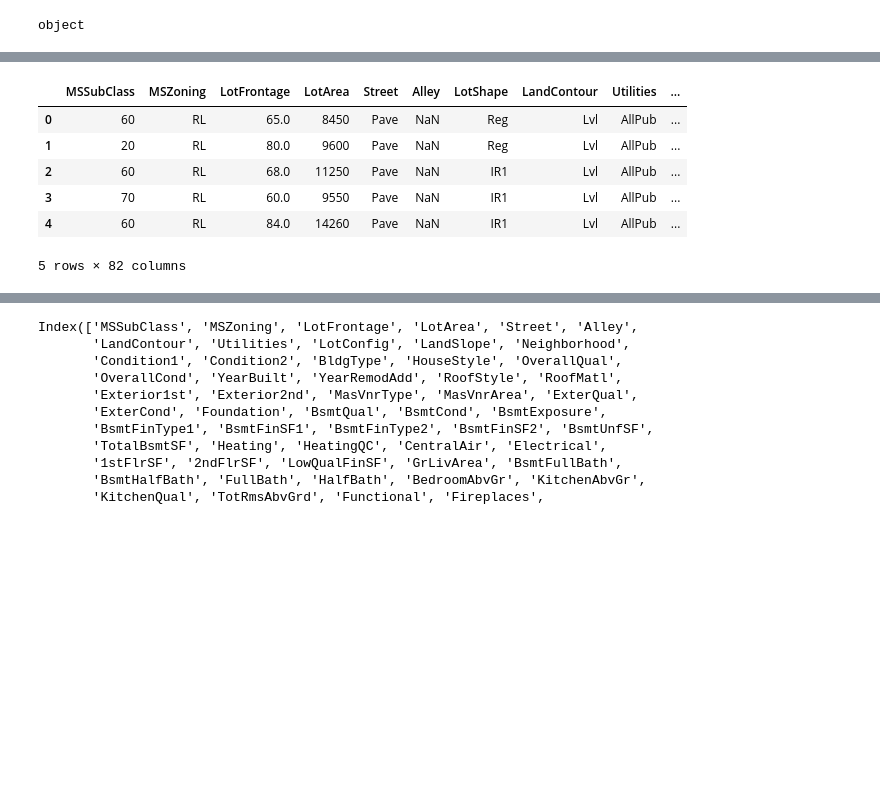
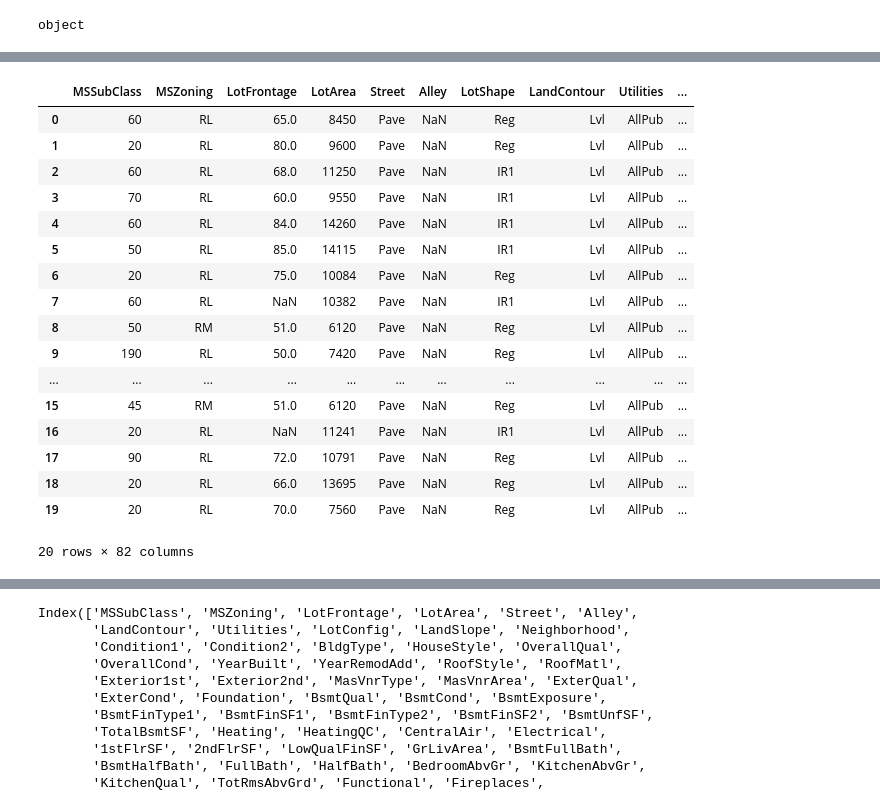
Before and after one commit to konfer/AIPro, a Jupyter notebook: Ensemble—cookbook/1—overview.ipynb, the cells around one changed output, grey strips where cells are left out. Drawn from its saved outputs; the diff is of its cells as text; code cells hidden in the pictures; blank space fills up the shorter version.

```diff
--- a/Ensemble—cookbook/1—overview.ipynb
+++ b/Ensemble—cookbook/1—overview.ipynb
@@ -170,21 +150,32 @@ MSSubClass
 # %%
 current_year = int(dt.datetime.now().year)
 # %%
-building_age = current_year - housePricesData['YearBuilt']
+building_age = current_year - housePricesData.loc[:,'YearBuilt']
 # %%
-remodelled_age = current_year = housePricesData['YearRemodAdd']
+remodelled_age = current_year - housePricesData[:,'YearRemodAdd']
 # %%
-housePricesData['building_age'] = building_age
+housePricesData.loc[:,'building_age'] = building_age
 # %%
-housePricesData['remodelled_age']= remodelled_age
+housePricesData.loc[:,'remodelled_age']= remodelled_age
 # %%
-housePricesData.head()
+housePricesData.head(20)
 # %% [output]
 |  | MSSubClass | MSZoning | LotFrontage | LotArea | Street | Alley | LotShape | LandContour | Utilities | ... |
 | 0 | 60 | RL | 65.0 | 8450 | Pave | NaN | Reg | Lvl | AllPub | ... |
 | 1 | 20 | RL | 80.0 | 9600 | Pave | NaN | Reg | Lvl | AllPub | ... |
 | 2 | 60 | RL | 68.0 | 11250 | Pave | NaN | IR1 | Lvl | AllPub | ... |
 | 3 | 70 | RL | 60.0 | 9550 | Pave | NaN | IR1 | Lvl | AllPub | ... |
 | 4 | 60 | RL | 84.0 | 14260 | Pave | NaN | IR1 | Lvl | AllPub | ... |
+| 5 | 50 | RL | 85.0 | 14115 | Pave | NaN | IR1 | Lvl | AllPub | ... |
+| 6 | 20 | RL | 75.0 | 10084 | Pave | NaN | Reg | Lvl | AllPub | ... |
+| 7 | 60 | RL | NaN | 10382 | Pave | NaN | IR1 | Lvl | AllPub | ... |
+| 8 | 50 | RM | 51.0 | 6120 | Pave | NaN | Reg | Lvl | AllPub | ... |
+| 9 | 190 | RL | 50.0 | 7420 | Pave | NaN | Reg | Lvl | AllPub | ... |
+| ... | ... | ... | ... | ... | ... | ... | ... | ... | ... | ... |
+| 15 | 45 | RM | 51.0 | 6120 | Pave | NaN | Reg | Lvl | AllPub | ... |
+| 16 | 20 | RL | NaN | 11241 | Pave | NaN | IR1 | Lvl | AllPub | ... |
+| 17 | 90 | RL | 72.0 | 10791 | Pave | NaN | Reg | Lvl | AllPub | ... |
+| 18 | 20 | RL | 66.0 | 13695 | Pave | NaN | Reg | Lvl | AllPub | ... |
+| 19 | 20 | RL | 70.0 | 7560 | Pave | NaN | Reg | Lvl | AllPub | ... |
-5 rows × 82 columns
+20 rows × 82 columns
 # %%
```
Also changed, not shown: parts of 26 cells of this notebook.
